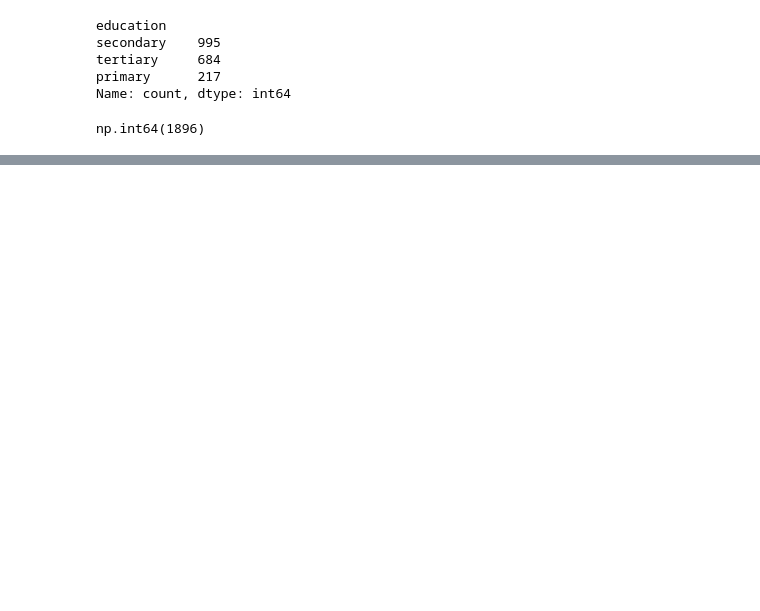
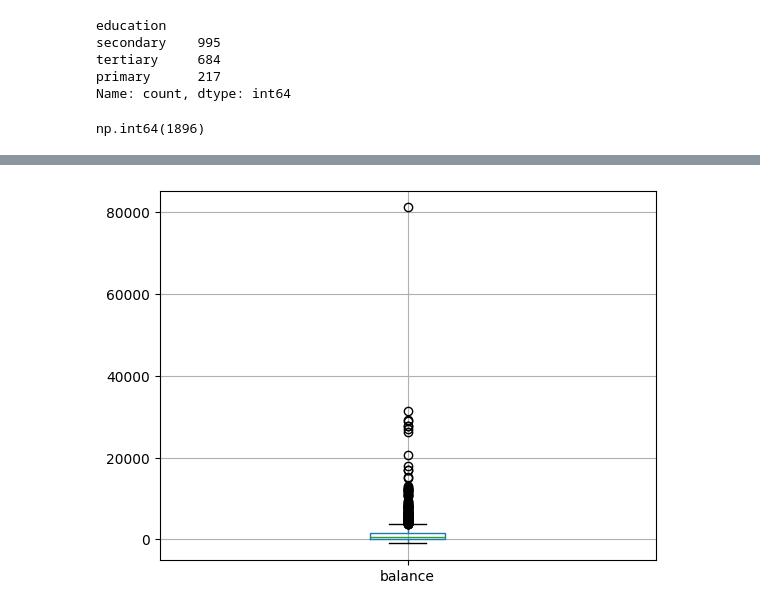
Before and after one commit to kristyan/data, a Jupyter notebook: e-tivity1/etivity1.ipynb, the cells around one changed output, grey strips where cells are left out. Cells and saved outputs as stored; diff of their text form; code cells hidden in the pictures; blank space fills up the shorter version.

```diff
--- a/e-tivity1/etivity1.ipynb
+++ b/e-tivity1/etivity1.ipynb
@@ -123,0 +163,5 @@ np.int64(1546)
+# %%
+df.boxplot(column='balance')
+plt.show()
+# %% [output]
+[figure, added]
```
Also changed, not shown: parts of 29 cells of this notebook.
